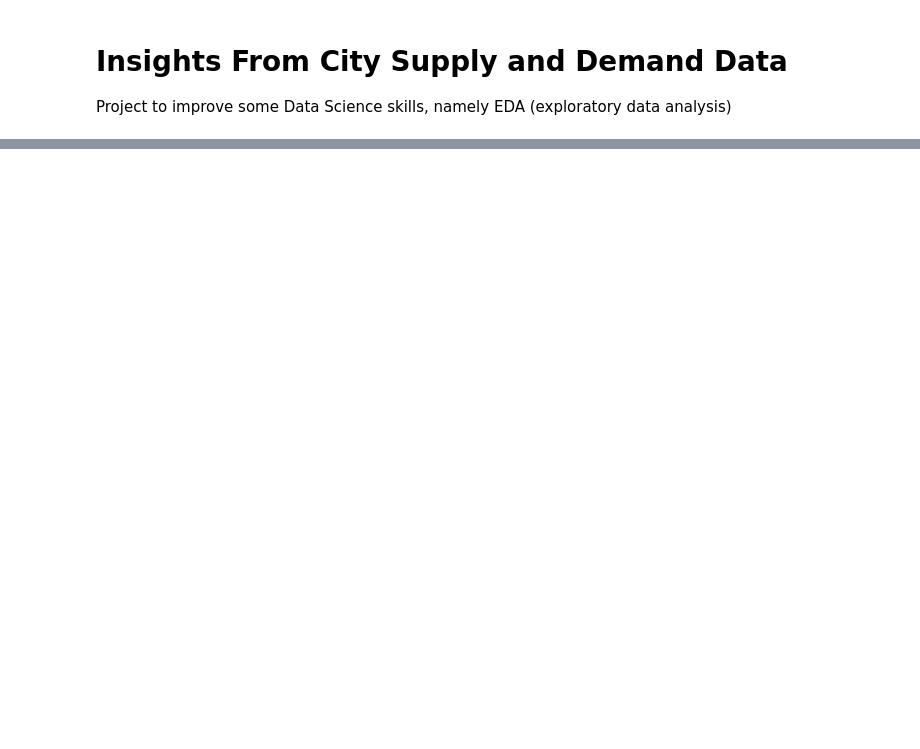
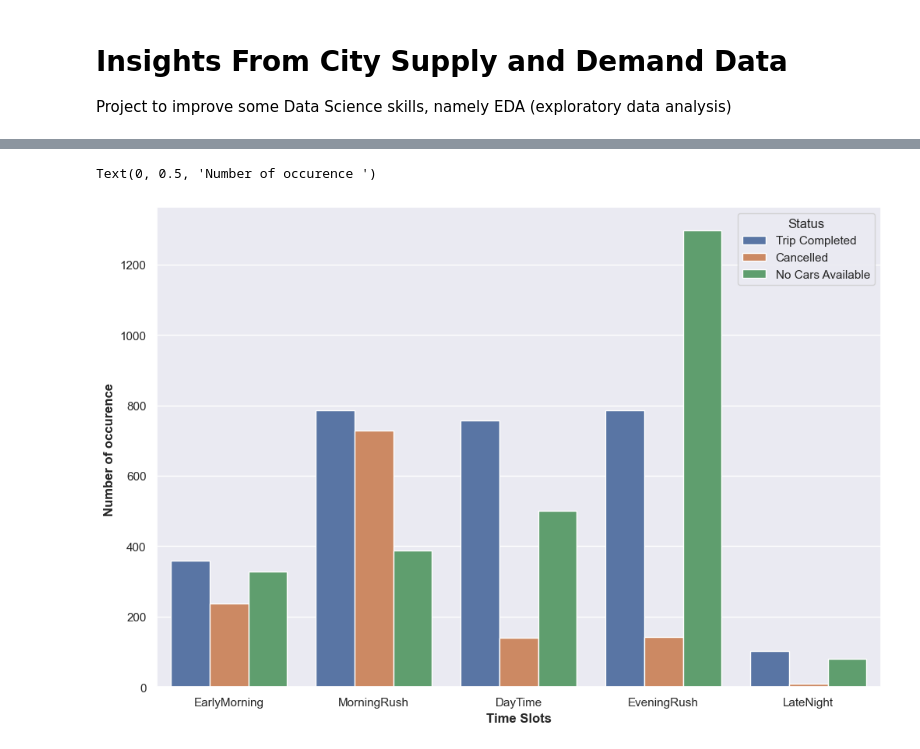
Before and after one commit to zedacruz/ml.school, a Jupyter notebook: CitySupply/citySupply.ipynb, the cells around one changed output, grey strips where cells are left out. Saved outputs shown, nothing was run; the diff lists cells and outputs as text; code cells hidden in the pictures; blank space fills up the shorter version.

```diff
--- a/CitySupply/citySupply.ipynb
+++ b/CitySupply/citySupply.ipynb
@@ -40,0 +310,6 @@ just to test
+# %%
+# Creating timeslots for various time period of the day
+time_hour = [0,5,10,17,22,24]
+time_slots =['EarlyMorning','MorningRush','DayTime','EveningRush','LateNight']
+pdUberRequests['TimeSlot'] = pd.cut(pdUberRequests['RequestHour'], bins = time_hour, labels = time_slots)
+pdUberRequests.head()
@@ -40,0 +323,9 @@ just to test
+# %%
+# Visualizing the different time slots wrt status
+plt.rcParams['figure.figsize'] = [12,8]
+sns.countplot(x = 'TimeSlot', hue = 'Status', data = pdUberRequests)
+plt.xlabel("Time Slots",fontweight = 'bold')
+plt.ylabel("Number of occurence ",fontweight = 'bold')
+# %% [output]
+Text(0, 0.5, 'Number of occurence ')
+[figure, added]
```
Also changed, not shown: parts of 68 cells of this notebook, 7 other files.
